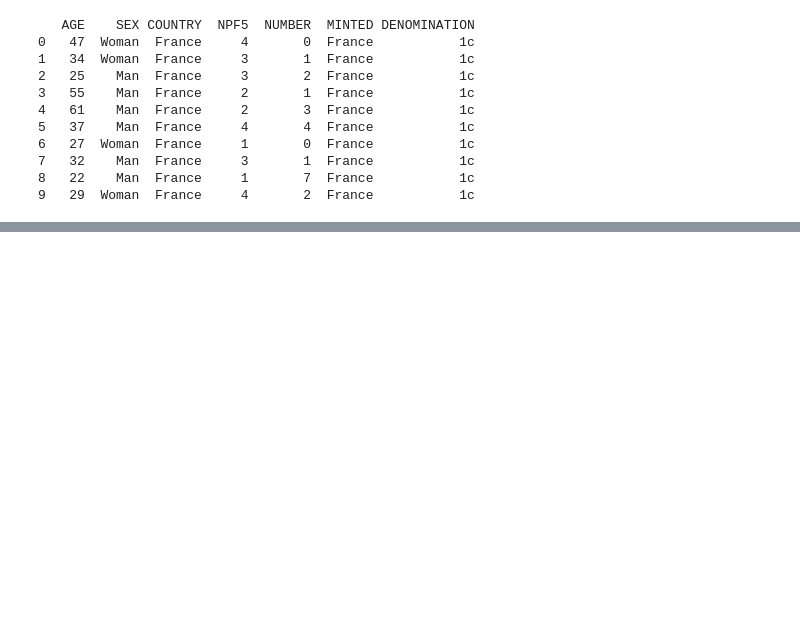
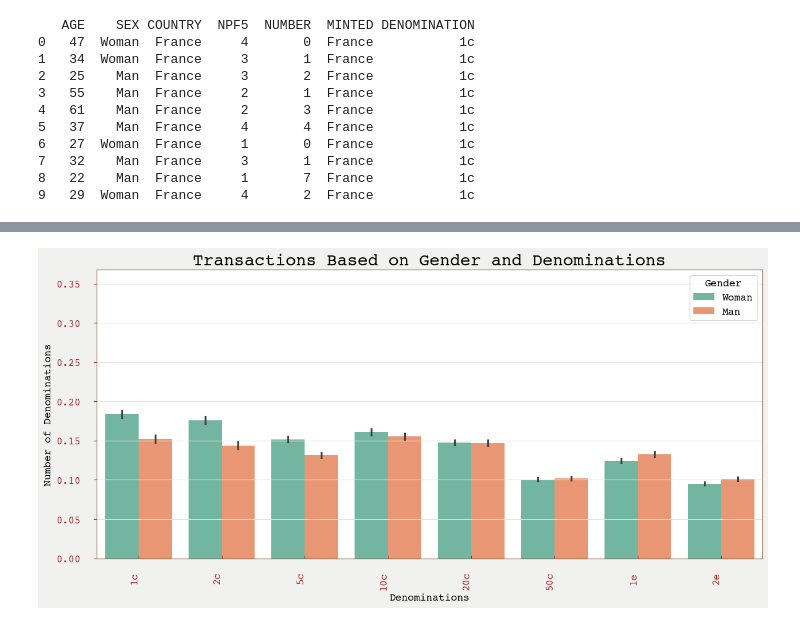
Before and after one commit to msheeba4848/Visual-Storytelling-of-Belgium-Travel, a Jupyter notebook: submission.ipynb, the cells around one changed output, grey strips where cells are left out. Drawn from its saved outputs; the diff is of its cells as text; code cells hidden in the pictures; blank space fills up the shorter version.

```diff
--- a/submission.ipynb
+++ b/submission.ipynb
@@ -329,0 +381,13 @@ print(fra_ger.head(10))
+# %%
+# CHOSEN
+plt.figure(figsize=(12, 6))
+sns.barplot(data=all, x='DENOMINATION', y= 'NUMBER', hue='SEX', palette='Set2')
+plt.title('Transactions Based on Gender and Denominations')
+plt.xlabel('Denominations')
+plt.ylabel('Number of Denominations')
+plt.xticks(rotation=90, ha='right')
+plt.legend(title='Gender')
+plt.tight_layout()
+plt.show()
+# %% [output]
+[figure, added]
```
Also changed, not shown: parts of 27 cells of this notebook, 11 other files.
